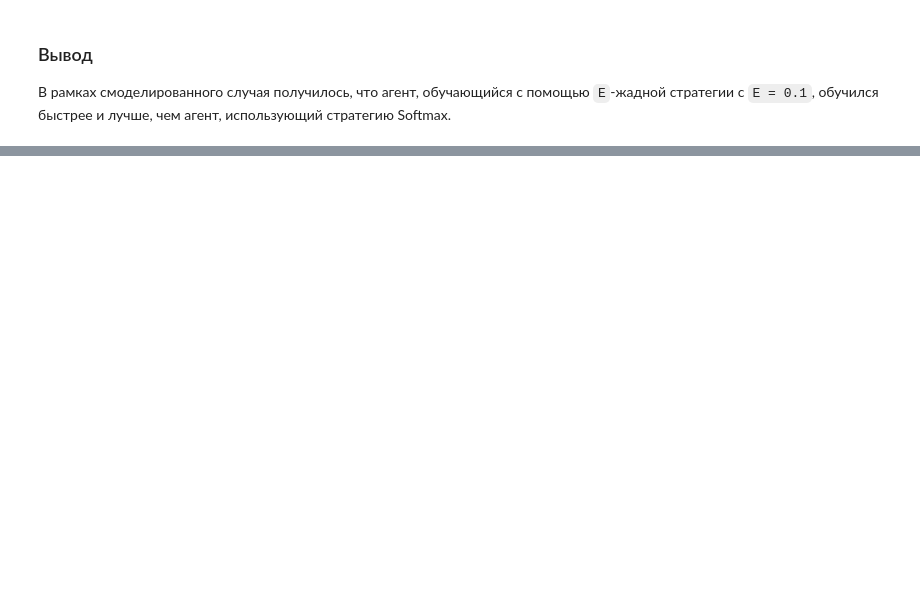
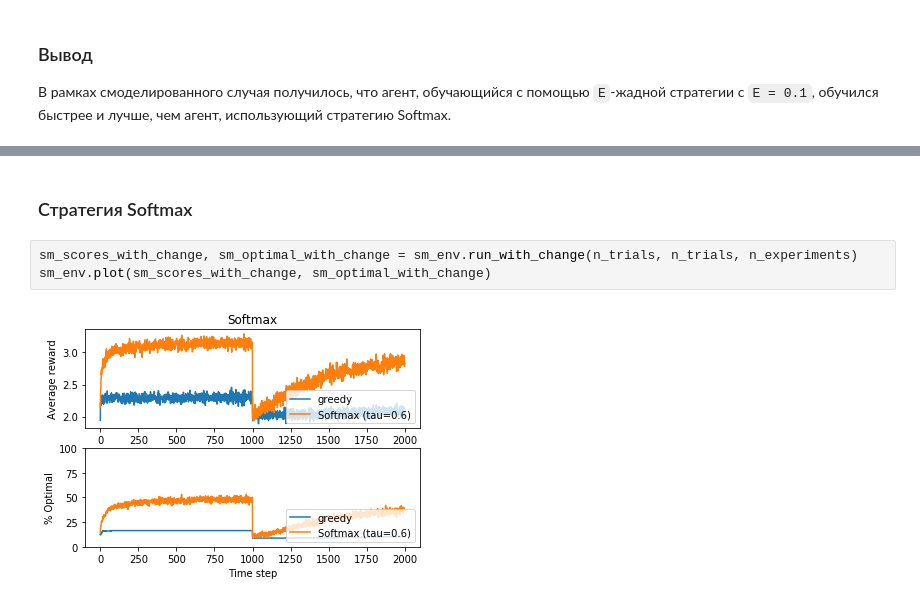
Before and after one commit to NameArtem/multi-armed-bandit, a Jupyter notebook: Task.ipynb, the cells around one changed output, grey strips where cells are left out. Drawn from its saved outputs; the diff is of its cells as text; blank space fills up the shorter version.

```diff
--- a/Task.ipynb
+++ b/Task.ipynb
@@ -131,0 +138,7 @@ all_env.plot(all_scores, all_optimal)
+# %% [markdown]
+### Стратегия Softmax
+# %%
+sm_scores_with_change, sm_optimal_with_change = sm_env.run_with_change(n_trials, n_trials, n_experiments)
+sm_env.plot(sm_scores_with_change, sm_optimal_with_change)
+# %% [output]
+[figure, added]
```
Also changed, not shown: parts of 11 cells of this notebook, 1 other file.
